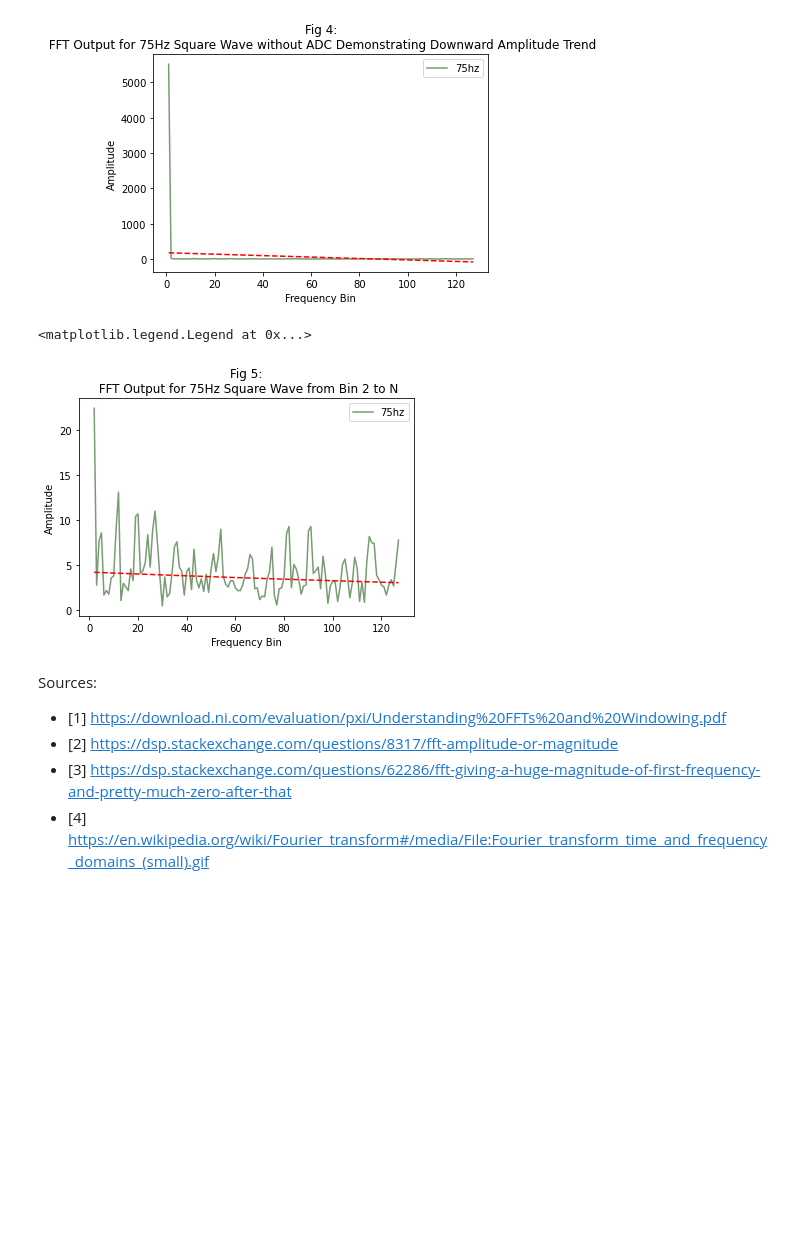
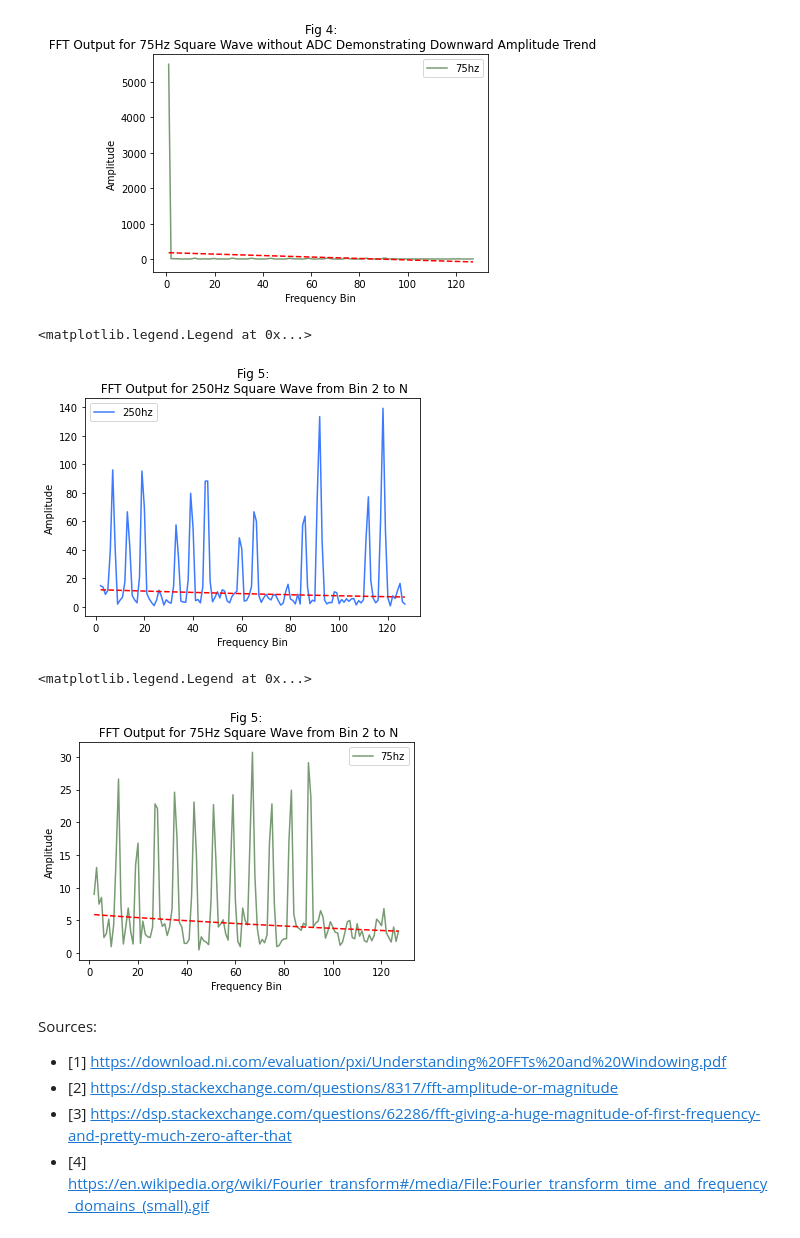
Before and after one commit to skasim/ardunio-sound-sensor-fastled, a Jupyter notebook: fft_ouptut_analysis.ipynb, the cells around one changed output. Saved outputs shown, nothing was run; the diff lists cells and outputs as text; code cells hidden in the pictures; blank space fills up the shorter version.

Commit message:
update data

```diff
--- a/fft_ouptut_analysis.ipynb
+++ b/fft_ouptut_analysis.ipynb
@@ -130,9 +130,32 @@ plt.legend()
 # %% [output]
 <matplotlib.legend.Legend at 0x...>
 [figure]
+# %%
+# drop first bin
+data = data.drop([1])
+# plotting points
+plt.plot(data['bin'], data['amplitude_250hz'], label='250hz', color='xkcd:lightish blue')
+# calculate trendline
+x_data = np.array(data['bin'])
+y_data = np.array(data['amplitude_250hz'])
+log_x_data = np.log(x_data)
+log_y_data = np.log(y_data)
+curve_fit = np.polyfit(x_data, log_y_data, 1)
+y = np.exp(curve_fit[1]) * np.exp(curve_fit[0]*x_data)
+plt.plot(x_data, y, "r--")
+# add x-label
+plt.xlabel('Frequency Bin')
+# add y-label
+plt.ylabel('Amplitude')
+# plot title
+plt.title('Fig 5:\n FFT Output for 250Hz Square Wave from Bin 2 to N')
+# show legend
+plt.legend()
+#show graph
+# %% [output]
+<matplotlib.legend.Legend at 0x...>
+[figure, added]
 # %%
-# drop first bin
-data = data.drop([1])
 # plotting points
 plt.plot(data['bin'], data['amplitude_75hz'], label='75hz', color='xkcd:grey green')
 # calculate trendline
@@ -154,7 +177,7 @@ plt.legend()
 #show graph
 # %% [output]
 <matplotlib.legend.Legend at 0x...>
-[figure, old version]
+[figure, new version]
 # %% [markdown]
 Sources:
 
```
Also changed, not shown: parts of 4 cells of this notebook, 5 other files.
